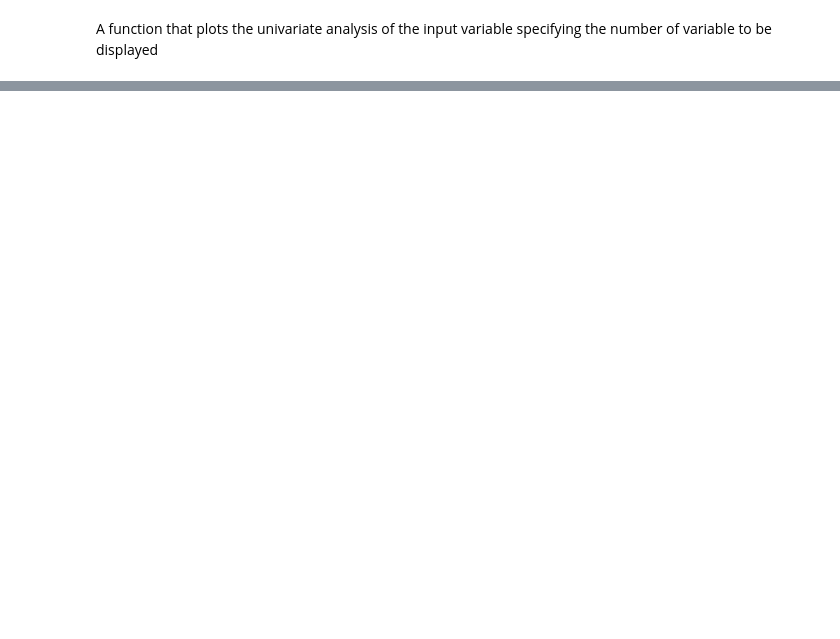
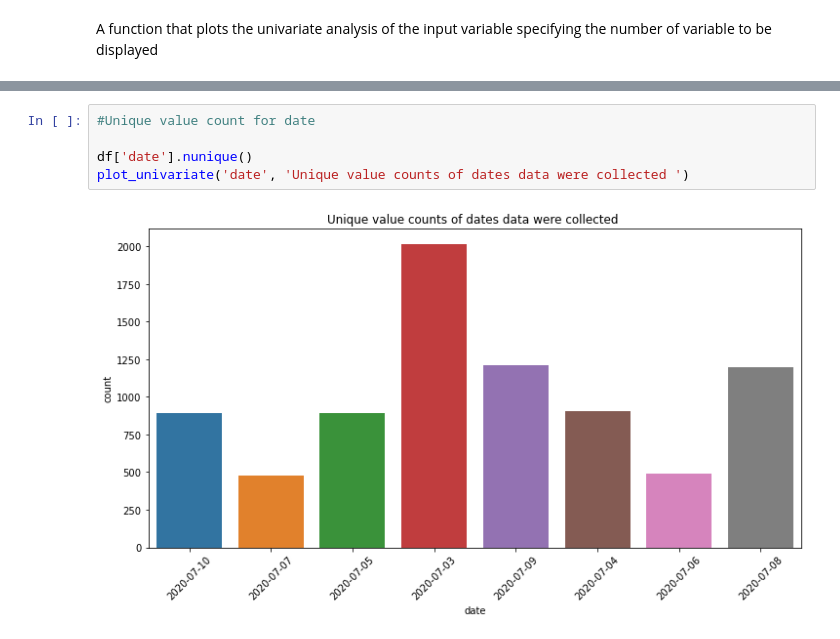
Before and after one commit to tadesse381/SmartAd_AB_test-1, a Jupyter notebook: notebooks/AdCampaingnEDA.ipynb, the cells around one changed output, grey strips where cells are left out. Drawn from its saved outputs; the diff is of its cells as text; blank space fills up the shorter version.

```diff
--- a/notebooks/AdCampaingnEDA.ipynb
+++ b/notebooks/AdCampaingnEDA.ipynb
@@ -100,0 +137,7 @@ plot_univariate(50, 'device_make', 'Unique value counts of the Device_make colum
+# %%
+#Unique value count for date
+
+df['date'].nunique()
+plot_univariate('date', 'Unique value counts of dates data were collected ')
+# %% [output]
+[figure, added]
```
Also changed, not shown: parts of 8 cells of this notebook.
